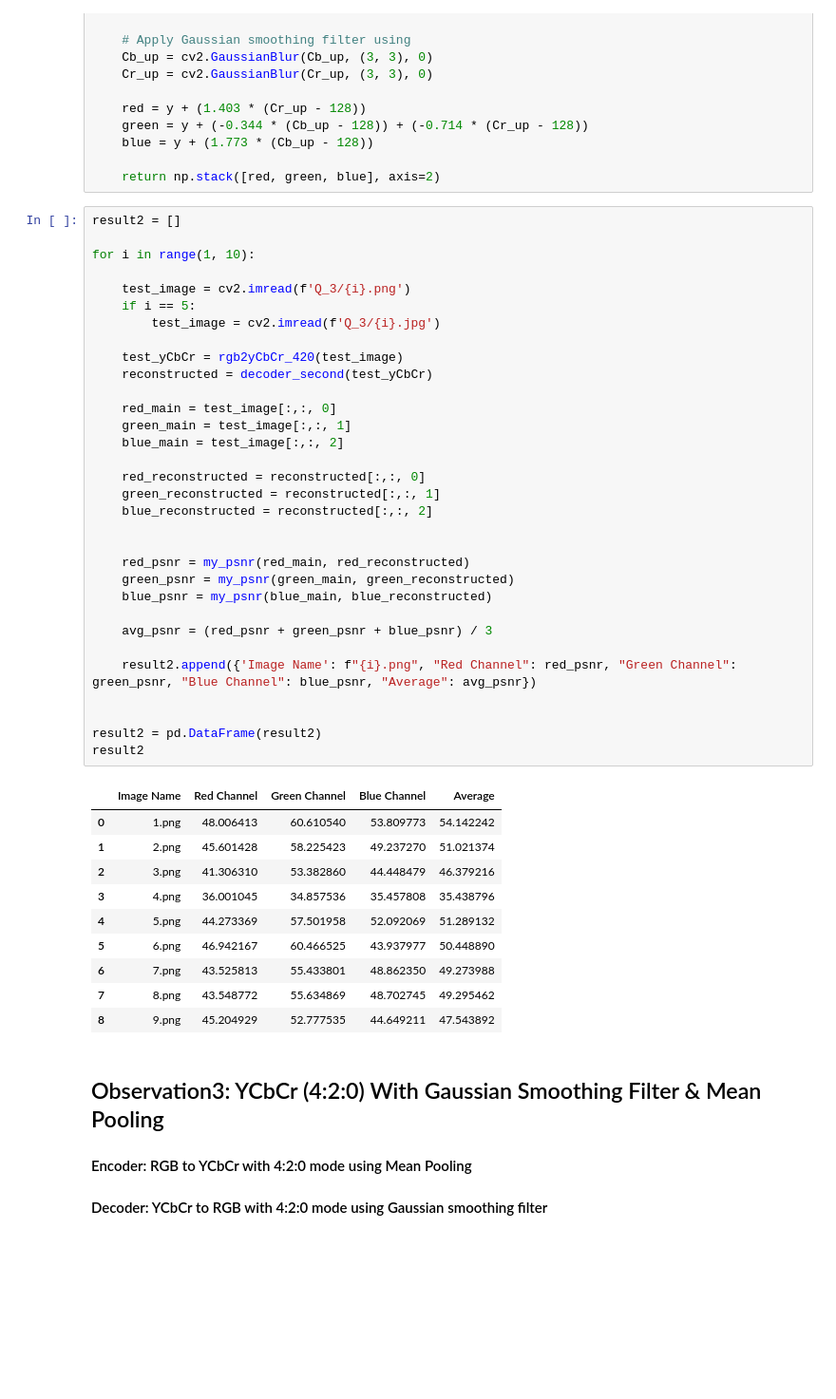
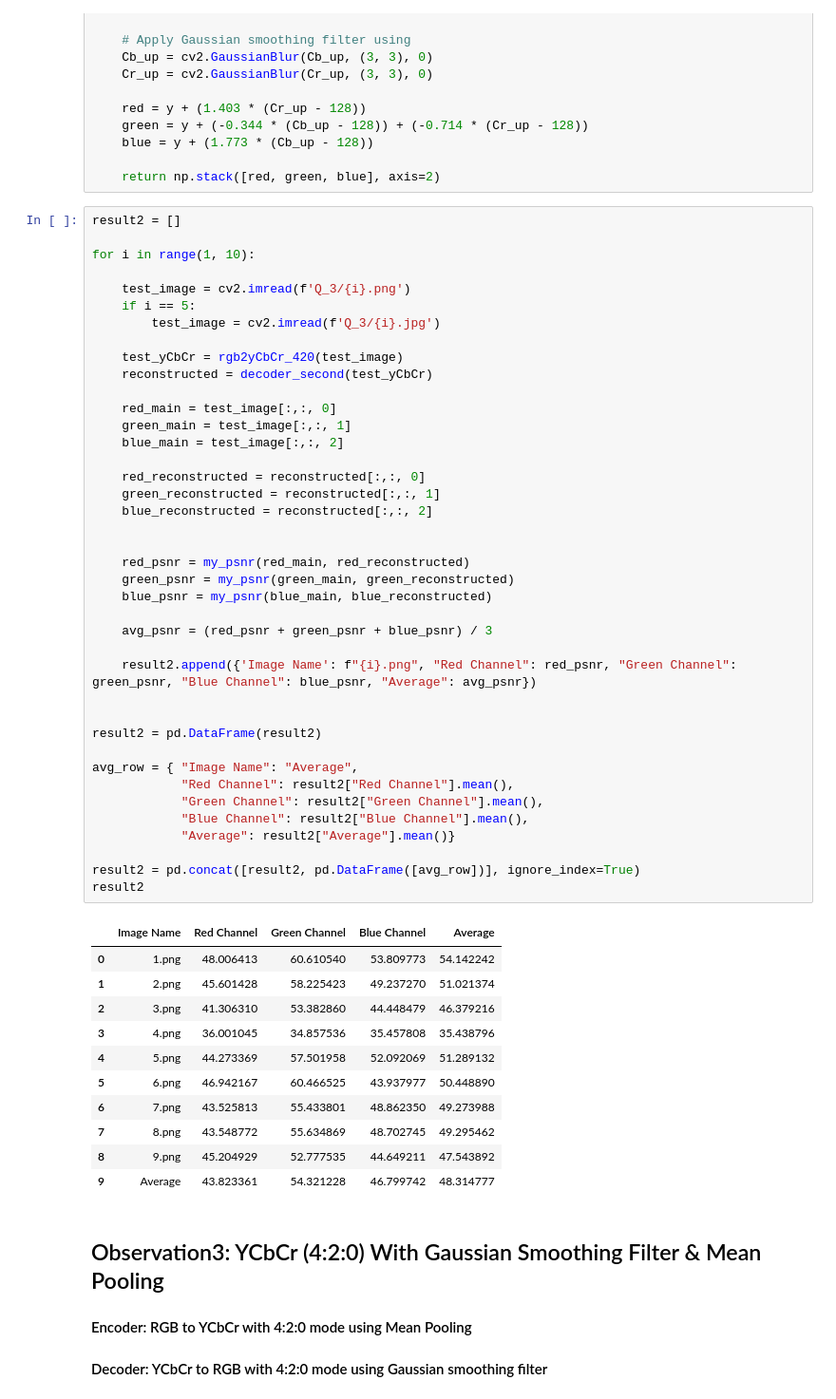
Before and after one commit to pouriaSameti/Advanced-Multimedia-Systems, a Jupyter notebook: Exercise 3/code.ipynb, the cells around one changed output. Shown at 95% size. Saved outputs shown, nothing was run; the diff lists cells and outputs as text; blank space fills up the shorter version.

```diff
--- a/Exercise 3/code.ipynb
+++ b/Exercise 3/code.ipynb
@@ -280,33 +288,42 @@ for i in range(1, 10):
     green_main = test_image[:,:, 1]
     blue_main = test_image[:,:, 2]
 
     red_reconstructed = reconstructed[:,:, 0]
     green_reconstructed = reconstructed[:,:, 1]
     blue_reconstructed = reconstructed[:,:, 2]
 
 
     red_psnr = my_psnr(red_main, red_reconstructed)
     green_psnr = my_psnr(green_main, green_reconstructed)
     blue_psnr = my_psnr(blue_main, blue_reconstructed)
 
     avg_psnr = (red_psnr + green_psnr + blue_psnr) / 3
 
     result2.append({'Image Name': f"{i}.png", "Red Channel": red_psnr, "Green Channel": green_psnr, "Blue Channel": blue_psnr, "Average": avg_psnr})
 
 
 result2 = pd.DataFrame(result2)
+
+avg_row = { "Image Name": "Average",
+            "Red Channel": result2["Red Channel"].mean(),
+            "Green Channel": result2["Green Channel"].mean(),
+            "Blue Channel": result2["Blue Channel"].mean(),
+            "Average": result2["Average"].mean()}
+
+result2 = pd.concat([result2, pd.DataFrame([avg_row])], ignore_index=True)
 result2
 # %% [output]
 |  | Image Name | Red Channel | Green Channel | Blue Channel | Average |
 | 0 | 1.png | 48.006413 | 60.610540 | 53.809773 | 54.142242 |
 | 1 | 2.png | 45.601428 | 58.225423 | 49.237270 | 51.021374 |
 | 2 | 3.png | 41.306310 | 53.382860 | 44.448479 | 46.379216 |
 | 3 | 4.png | 36.001045 | 34.857536 | 35.457808 | 35.438796 |
 | 4 | 5.png | 44.273369 | 57.501958 | 52.092069 | 51.289132 |
 | 5 | 6.png | 46.942167 | 60.466525 | 43.937977 | 50.448890 |
 | 6 | 7.png | 43.525813 | 55.433801 | 48.862350 | 49.273988 |
 | 7 | 8.png | 43.548772 | 55.634869 | 48.702745 | 49.295462 |
 | 8 | 9.png | 45.204929 | 52.777535 | 44.649211 | 47.543892 |
+| 9 | Average | 43.823361 | 54.321228 | 46.799742 | 48.314777 |
 # %% [markdown]
 ## Observation3: YCbCr (4:2:0) With Gaussian Smoothing Filter & Mean Pooling
 #### Encoder: RGB to YCbCr with 4:2:0 mode using Mean Pooling
```
Also changed, not shown: parts of 3 cells of this notebook.
